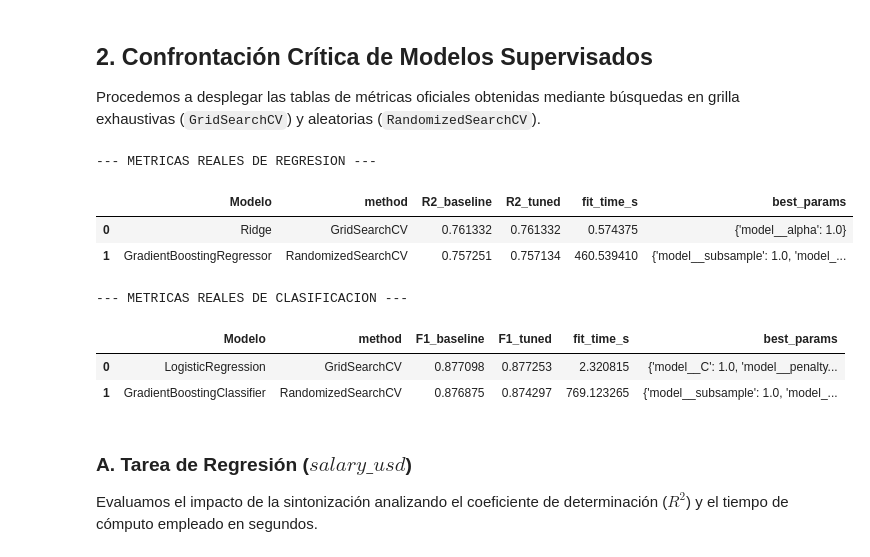
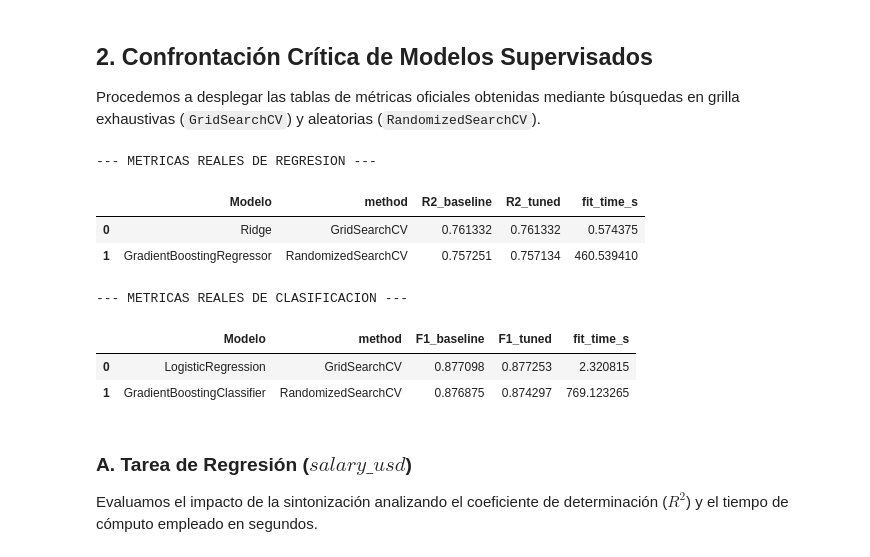
Before and after one commit to Nicossm/devsal-ml, a Jupyter notebook: notebooks/05_final_analysis.ipynb, the cells around one changed output. Saved outputs shown, nothing was run; the diff lists cells and outputs as text; code cells hidden in the pictures.

```diff
--- a/notebooks/05_final_analysis.ipynb
+++ b/notebooks/05_final_analysis.ipynb
@@ -47,19 +48,19 @@ A partir del análisis inicial sobre el dataset limpio de **9,249 registros**, s
 Procedemos a desplegar las tablas de métricas oficiales obtenidas mediante búsquedas en grilla exhaustivas (`GridSearchCV`) y aleatorias (`RandomizedSearchCV`).
 # %%
 print("--- METRICAS REALES DE REGRESION ---")
-display(df_reg[['Modelo', 'method', 'R2_baseline', 'R2_tuned', 'fit_time_s', 'best_params']])
+display(df_reg[['Modelo', 'method', 'R2_baseline', 'R2_tuned', 'fit_time_s']])
 
 print("\n--- METRICAS REALES DE CLASIFICACION ---")
-display(df_clf[['Modelo', 'method', 'F1_baseline', 'F1_tuned', 'fit_time_s', 'best_params']])
+display(df_clf[['Modelo', 'method', 'F1_baseline', 'F1_tuned', 'fit_time_s']])
 # %% [output]
 --- METRICAS REALES DE REGRESION ---
-|  | Modelo | method | R2_baseline | R2_tuned | fit_time_s | best_params |
-| 0 | Ridge | GridSearchCV | 0.761332 | 0.761332 | 0.574375 | {'model__alpha': 1.0} |
-| 1 | GradientBoostingRegressor | RandomizedSearchCV | 0.757251 | 0.757134 | 460.539410 | {'model__subsample': 1.0, 'model_... |
+|  | Modelo | method | R2_baseline | R2_tuned | fit_time_s |
+| 0 | Ridge | GridSearchCV | 0.761332 | 0.761332 | 0.574375 |
+| 1 | GradientBoostingRegressor | RandomizedSearchCV | 0.757251 | 0.757134 | 460.539410 |
 --- METRICAS REALES DE CLASIFICACION ---
-|  | Modelo | method | F1_baseline | F1_tuned | fit_time_s | best_params |
-| 0 | LogisticRegression | GridSearchCV | 0.877098 | 0.877253 | 2.320815 | {'model__C': 1.0, 'model__penalty... |
-| 1 | GradientBoostingClassifier | RandomizedSearchCV | 0.876875 | 0.874297 | 769.123265 | {'model__subsample': 1.0, 'model_... |
+|  | Modelo | method | F1_baseline | F1_tuned | fit_time_s |
+| 0 | LogisticRegression | GridSearchCV | 0.877098 | 0.877253 | 2.320815 |
+| 1 | GradientBoostingClassifier | RandomizedSearchCV | 0.876875 | 0.874297 | 769.123265 |
 # %% [markdown]
 ### A. Tarea de Regresión ($salary\_usd$)
 Evaluamos el impacto de la sintonización analizando el coeficiente de determinación ($R^2$) y el tiempo de cómputo empleado en segundos.
```
Also changed, not shown: parts of 12 cells of this notebook.
